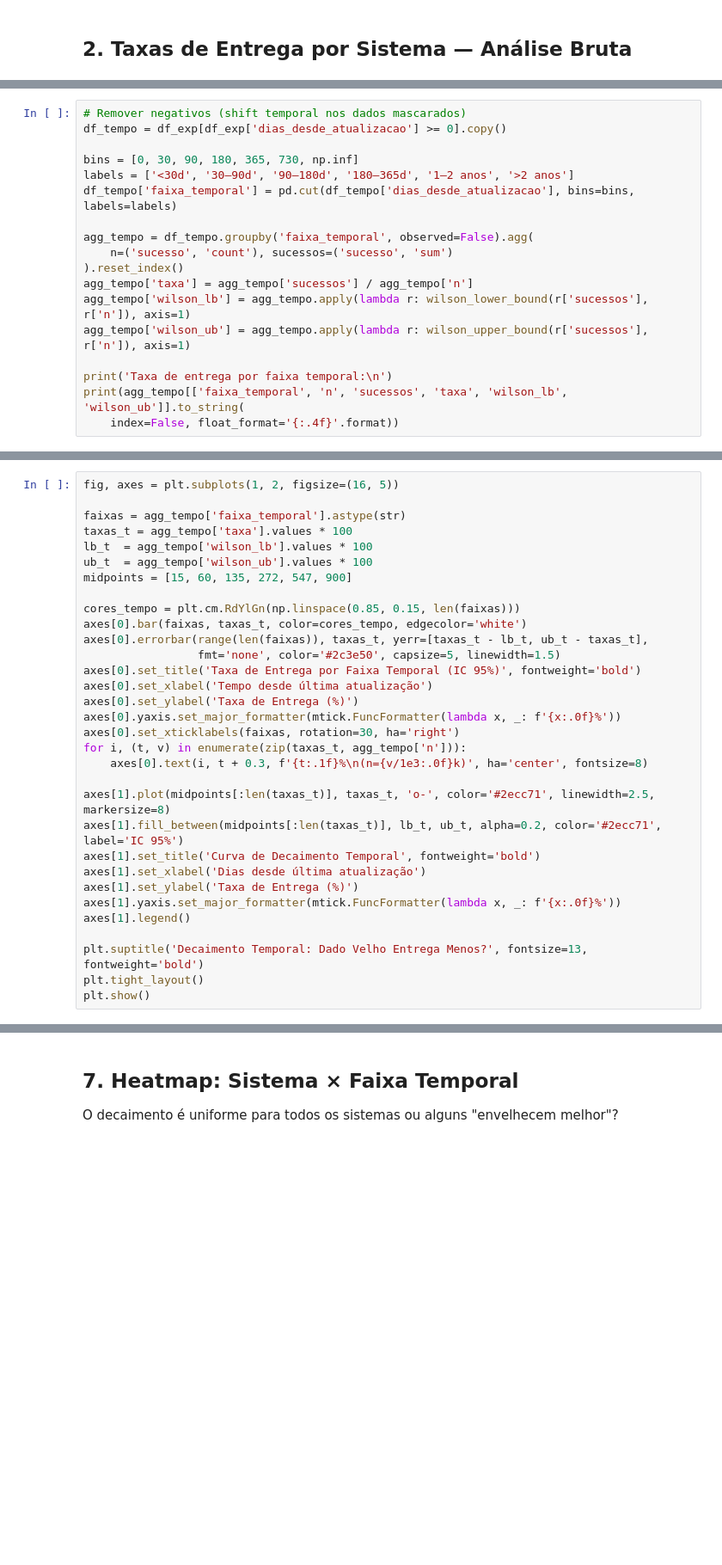
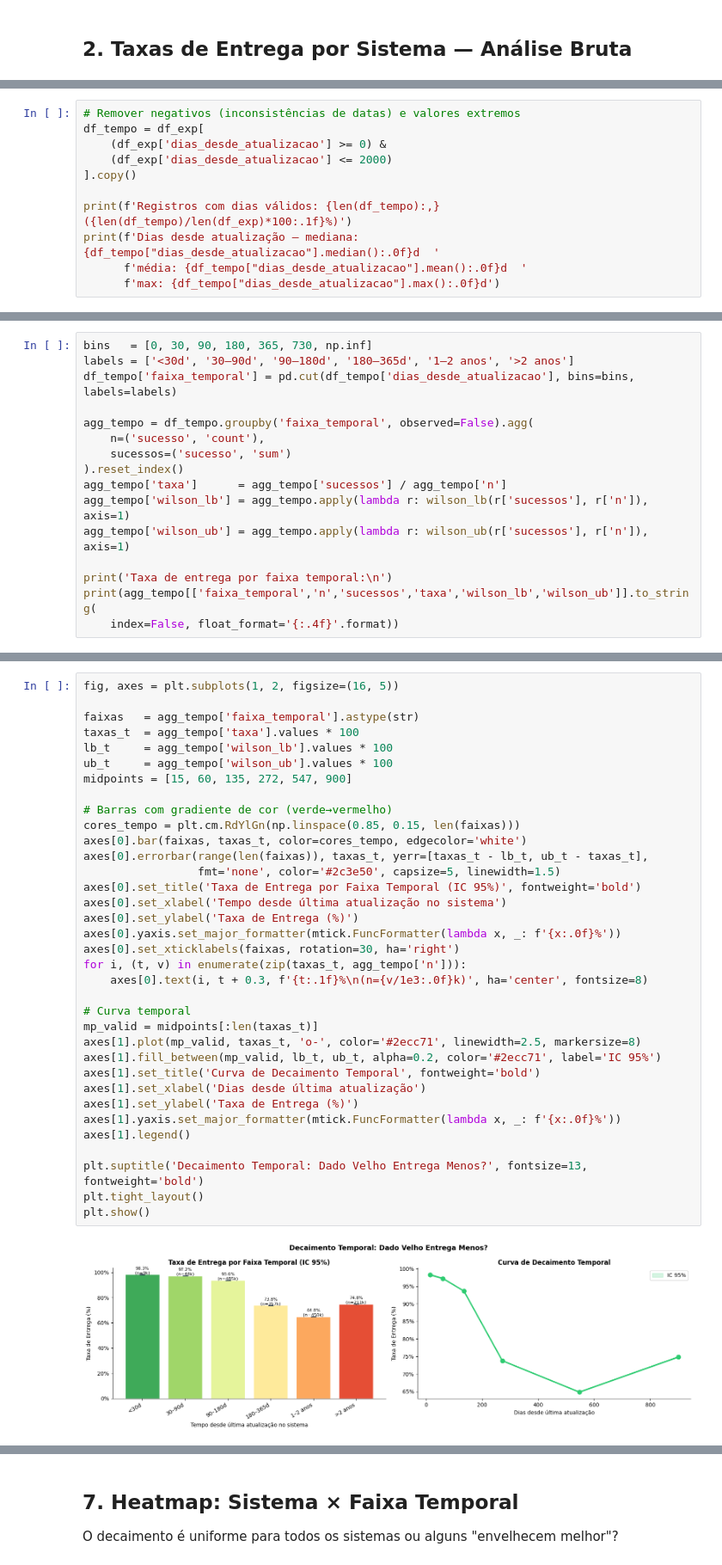
Before and after one commit to Lucas-SGO/desafio-cientista-dados-pleno-campanhas, a Jupyter notebook: notebooks/02_qualidade_por_sistema.ipynb, the cells around one changed output, grey strips where cells are left out. Shown at 86% size. Drawn from its saved outputs; the diff is of its cells as text; blank space fills up the shorter version.

```diff
--- a/notebooks/02_qualidade_por_sistema.ipynb
+++ b/notebooks/02_qualidade_por_sistema.ipynb
@@ -233,0 +316,11 @@ Medimos `dias_desde_atualizacao = data_disparo − data_atualizacao_no_sistema`
+# %%
+# Remover negativos (inconsistências de datas) e valores extremos
+df_tempo = df_exp[
+    (df_exp['dias_desde_atualizacao'] >= 0) &
+    (df_exp['dias_desde_atualizacao'] <= 2000)
+].copy()
+
+print(f'Registros com dias válidos: {len(df_tempo):,} ({len(df_tempo)/len(df_exp)*100:.1f}%)')
+print(f'Dias desde atualização — mediana: {df_tempo["dias_desde_atualizacao"].median():.0f}d  '
+      f'média: {df_tempo["dias_desde_atualizacao"].mean():.0f}d  '
+      f'max: {df_tempo["dias_desde_atualizacao"].max():.0f}d')
@@ -234,18 +330,16 @@ Medimos `dias_desde_atualizacao = data_disparo − data_atualizacao_no_sistema`
 # %%
-# Remover negativos (shift temporal nos dados mascarados)
-df_tempo = df_exp[df_exp['dias_desde_atualizacao'] >= 0].copy()
-
-bins = [0, 30, 90, 180, 365, 730, np.inf]
+bins   = [0, 30, 90, 180, 365, 730, np.inf]
 labels = ['<30d', '30–90d', '90–180d', '180–365d', '1–2 anos', '>2 anos']
 df_tempo['faixa_temporal'] = pd.cut(df_tempo['dias_desde_atualizacao'], bins=bins, labels=labels)
 
 agg_tempo = df_tempo.groupby('faixa_temporal', observed=False).agg(
-    n=('sucesso', 'count'), sucessos=('sucesso', 'sum')
+    n=('sucesso', 'count'),
+    sucessos=('sucesso', 'sum')
 ).reset_index()
-agg_tempo['taxa'] = agg_tempo['sucessos'] / agg_tempo['n']
-agg_tempo['wilson_lb'] = agg_tempo.apply(lambda r: wilson_lower_bound(r['sucessos'], r['n']), axis=1)
-agg_tempo['wilson_ub'] = agg_tempo.apply(lambda r: wilson_upper_bound(r['sucessos'], r['n']), axis=1)
+agg_tempo['taxa']      = agg_tempo['sucessos'] / agg_tempo['n']
+agg_tempo['wilson_lb'] = agg_tempo.apply(lambda r: wilson_lb(r['sucessos'], r['n']), axis=1)
+agg_tempo['wilson_ub'] = agg_tempo.apply(lambda r: wilson_ub(r['sucessos'], r['n']), axis=1)
 
 print('Taxa de entrega por faixa temporal:\n')
-print(agg_tempo[['faixa_temporal', 'n', 'sucessos', 'taxa', 'wilson_lb', 'wilson_ub']].to_string(
+print(agg_tempo[['faixa_temporal','n','sucessos','taxa','wilson_lb','wilson_ub']].to_string(
     index=False, float_format='{:.4f}'.format))
@@ -252,35 +356,40 @@ print(agg_tempo[['faixa_temporal', 'n', 'sucessos', 'taxa', 'wilson_lb', 'wilson
 # %%
 fig, axes = plt.subplots(1, 2, figsize=(16, 5))
 
-faixas = agg_tempo['faixa_temporal'].astype(str)
-taxas_t = agg_tempo['taxa'].values * 100
-lb_t  = agg_tempo['wilson_lb'].values * 100
-ub_t  = agg_tempo['wilson_ub'].values * 100
+faixas   = agg_tempo['faixa_temporal'].astype(str)
+taxas_t  = agg_tempo['taxa'].values * 100
+lb_t     = agg_tempo['wilson_lb'].values * 100
+ub_t     = agg_tempo['wilson_ub'].values * 100
 midpoints = [15, 60, 135, 272, 547, 900]
 
+# Barras com gradiente de cor (verde→vermelho)
 cores_tempo = plt.cm.RdYlGn(np.linspace(0.85, 0.15, len(faixas)))
 axes[0].bar(faixas, taxas_t, color=cores_tempo, edgecolor='white')
 axes[0].errorbar(range(len(faixas)), taxas_t, yerr=[taxas_t - lb_t, ub_t - taxas_t],
                  fmt='none', color='#2c3e50', capsize=5, linewidth=1.5)
 axes[0].set_title('Taxa de Entrega por Faixa Temporal (IC 95%)', fontweight='bold')
-axes[0].set_xlabel('Tempo desde última atualização')
+axes[0].set_xlabel('Tempo desde última atualização no sistema')
 axes[0].set_ylabel('Taxa de Entrega (%)')
 axes[0].yaxis.set_major_formatter(mtick.FuncFormatter(lambda x, _: f'{x:.0f}%'))
 axes[0].set_xticklabels(faixas, rotation=30, ha='right')
 for i, (t, v) in enumerate(zip(taxas_t, agg_tempo['n'])):
     axes[0].text(i, t + 0.3, f'{t:.1f}%\n(n={v/1e3:.0f}k)', ha='center', fontsize=8)
 
-axes[1].plot(midpoints[:len(taxas_t)], taxas_t, 'o-', color='#2ecc71', linewidth=2.5, markersize=8)
-axes[1].fill_between(midpoints[:len(taxas_t)], lb_t, ub_t, alpha=0.2, color='#2ecc71', label='IC 95%')
+# Curva temporal
+mp_valid = midpoints[:len(taxas_t)]
+axes[1].plot(mp_valid, taxas_t, 'o-', color='#2ecc71', linewidth=2.5, markersize=8)
+axes[1].fill_between(mp_valid, lb_t, ub_t, alpha=0.2, color='#2ecc71', label='IC 95%')
 axes[1].set_title('Curva de Decaimento Temporal', fontweight='bold')
 axes[1].set_xlabel('Dias desde última atualização')
 axes[1].set_ylabel('Taxa de Entrega (%)')
 axes[1].yaxis.set_major_formatter(mtick.FuncFormatter(lambda x, _: f'{x:.0f}%'))
 axes[1].legend()
 
 plt.suptitle('Decaimento Temporal: Dado Velho Entrega Menos?', fontsize=13, fontweight='bold')
 plt.tight_layout()
 plt.show()
+# %% [output]
+[figure, added]
 # %% [markdown]
 ## 6. Modelo de Decaimento Exponencial
 
```
Also changed, not shown: parts of 24 cells of this notebook.
